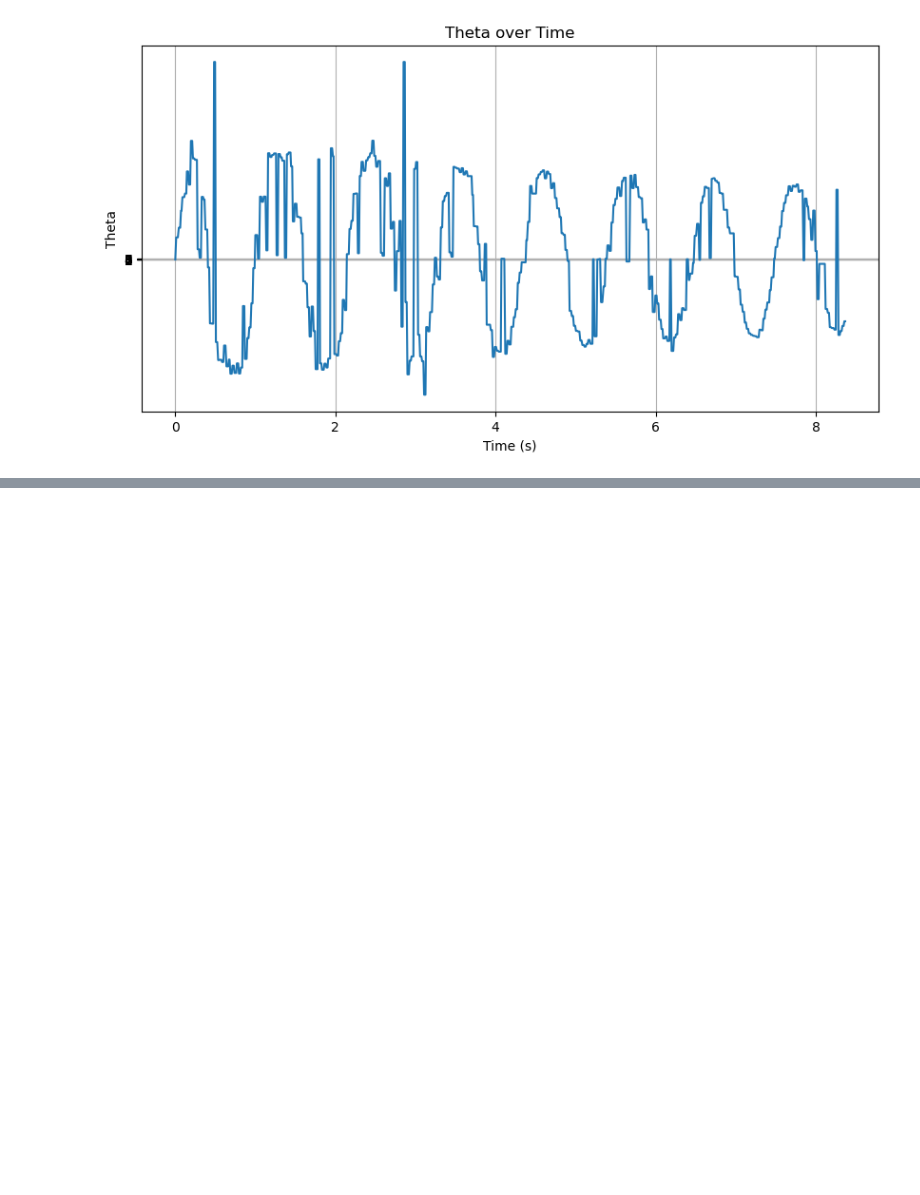
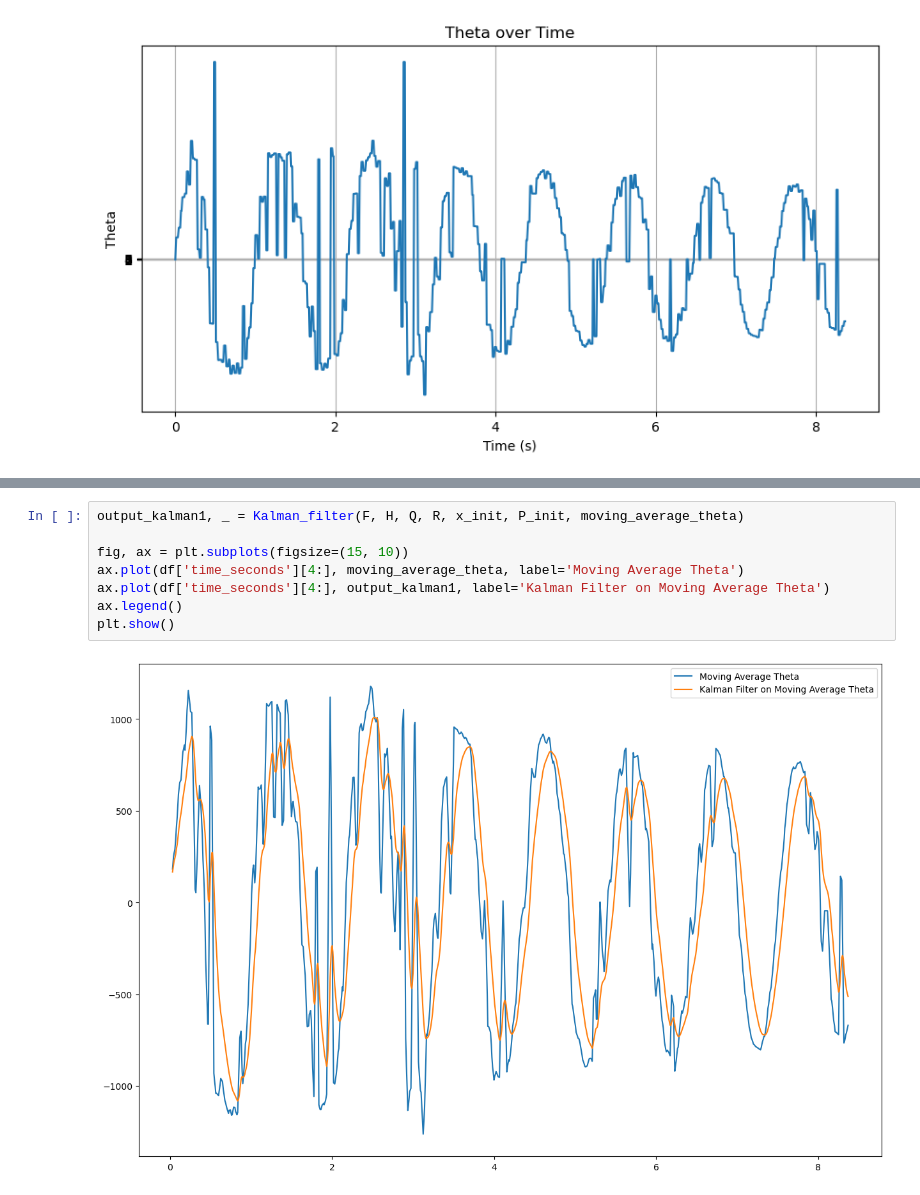
Before and after one commit to AliShrz/pendulum-Lab-Class, a Jupyter notebook: Lab 2/Lab 2.ipynb, the cells around one changed output, grey strips where cells are left out. Drawn from its saved outputs; the diff is of its cells as text; blank space fills up the shorter version.

```diff
--- a/Lab 2/Lab 2.ipynb
+++ b/Lab 2/Lab 2.ipynb
@@ -28,0 +133,10 @@ plt.show()
+# %%
+output_kalman1, _ = Kalman_filter(F, H, Q, R, x_init, P_init, moving_average_theta)
+
+fig, ax = plt.subplots(figsize=(15, 10))
+ax.plot(df['time_seconds'][4:], moving_average_theta, label='Moving Average Theta')
+ax.plot(df['time_seconds'][4:], output_kalman1, label='Kalman Filter on Moving Average Theta')
+ax.legend()
+plt.show()
+# %% [output]
+[figure, added]
```
Also changed, not shown: parts of 9 cells of this notebook.
